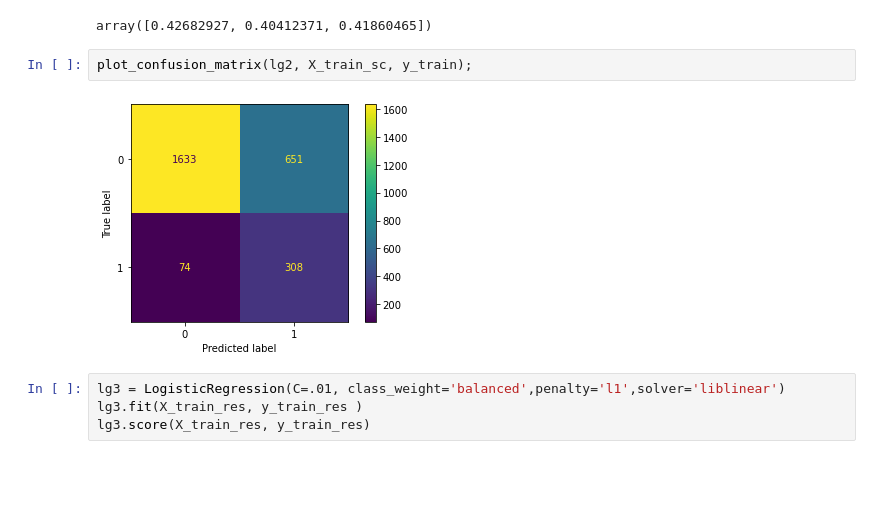
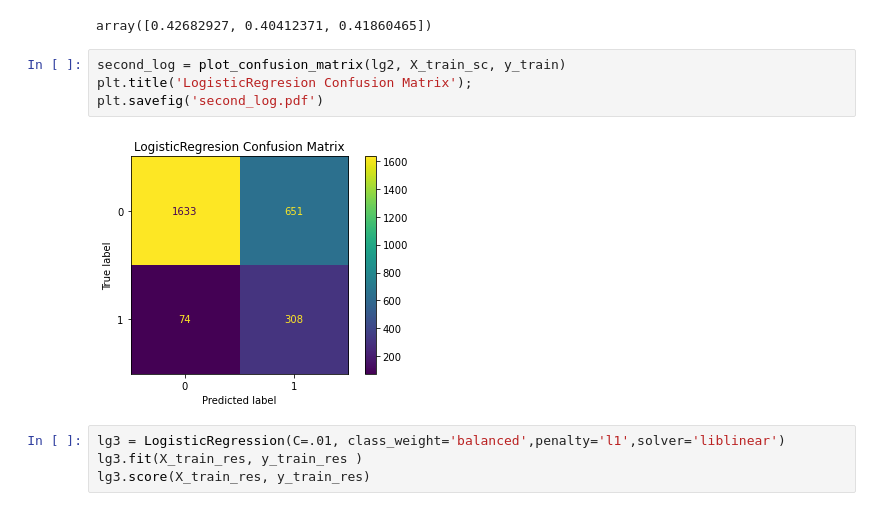
Before and after one commit to oklena/SyriaTel_Customer_Churn, a Jupyter notebook: notebooks/eda/Ali_EDA.ipynb, the cells around one changed output. Cells and saved outputs as stored; diff of their text form; blank space fills up the shorter version.

Commit message:
confusion matrices

```diff
--- a/notebooks/eda/Ali_EDA.ipynb
+++ b/notebooks/eda/Ali_EDA.ipynb
@@ -286,10 +287,12 @@ lg2_y_preds = lg2.predict(X_train_sc)
 cross_val_score(LogisticRegression(C=.01, class_weight='balanced',penalty='l1',solver='liblinear'), X_train_sc, y_train, cv=3, scoring='f1')
 # %% [output]
 array([0.42682927, 0.40412371, 0.41860465])
-# %%
-plot_confusion_matrix(lg2, X_train_sc, y_train);
-# %% [output]
-[figure, removed]
+# %%
+second_log = plot_confusion_matrix(lg2, X_train_sc, y_train)
+plt.title('LogisticRegresion Confusion Matrix');
+plt.savefig('second_log.pdf')
+# %% [output]
+[figure, added]
 # %%
 lg3 = LogisticRegression(C=.01, class_weight='balanced',penalty='l1',solver='liblinear')
 lg3.fit(X_train_res, y_train_res )
```
Also changed, not shown: parts of 18 cells of this notebook, 15 other files.
